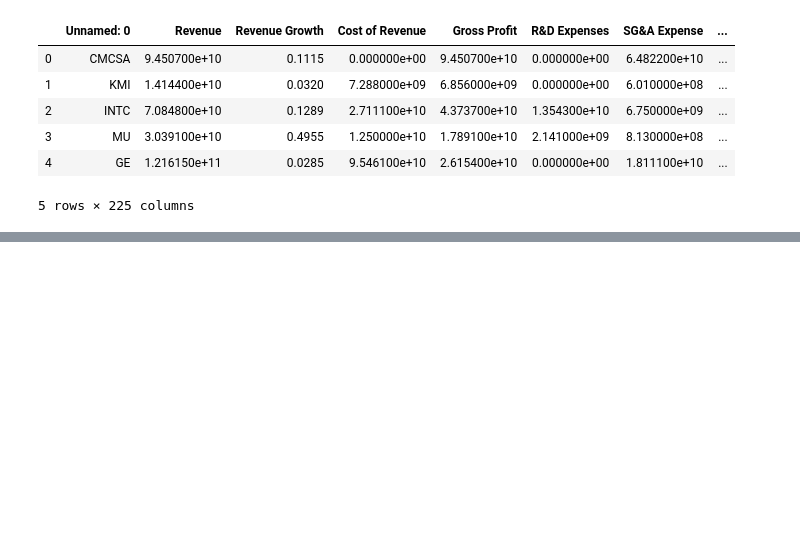
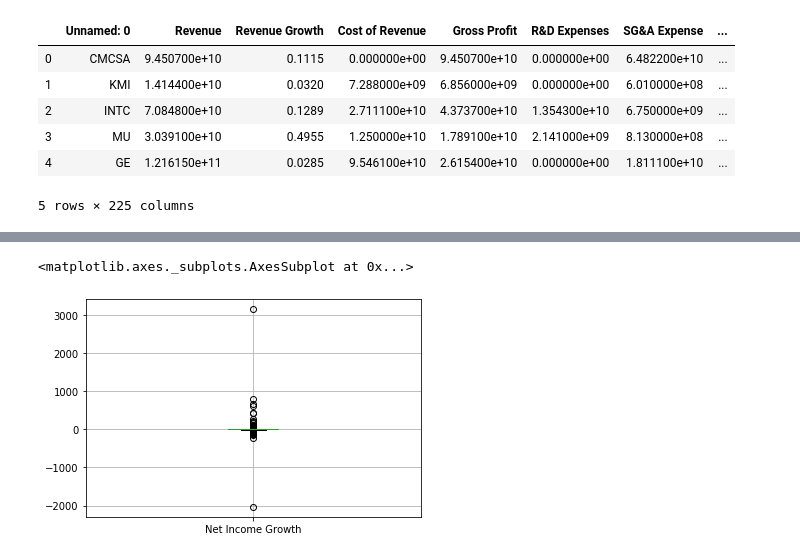
Before and after one commit to WafflesAreFriends/CPSC-4310-Stocks, a Jupyter notebook: DAP2/data_cleaning.ipynb, the cells around one changed output, grey strips where cells are left out. Cells and saved outputs as stored; diff of their text form; code cells hidden in the pictures; blank space fills up the shorter version.

```diff
--- a/DAP2/data_cleaning.ipynb
+++ b/DAP2/data_cleaning.ipynb
@@ -57,0 +94,3 @@ Length: 225, dtype: int64
+# %%
+df3 = df.dropna()
+df.count()
@@ -75,0 +134,5 @@ df.plot(x="Revenue", y="Gross Profit", style='o')
+# %%
+df3.boxplot(column=["Net Income Growth"])
+# %% [output]
+<matplotlib.axes._subplots.AxesSubplot at 0x...>
+[figure, added]
```
Also changed, not shown: parts of 28 cells of this notebook.
